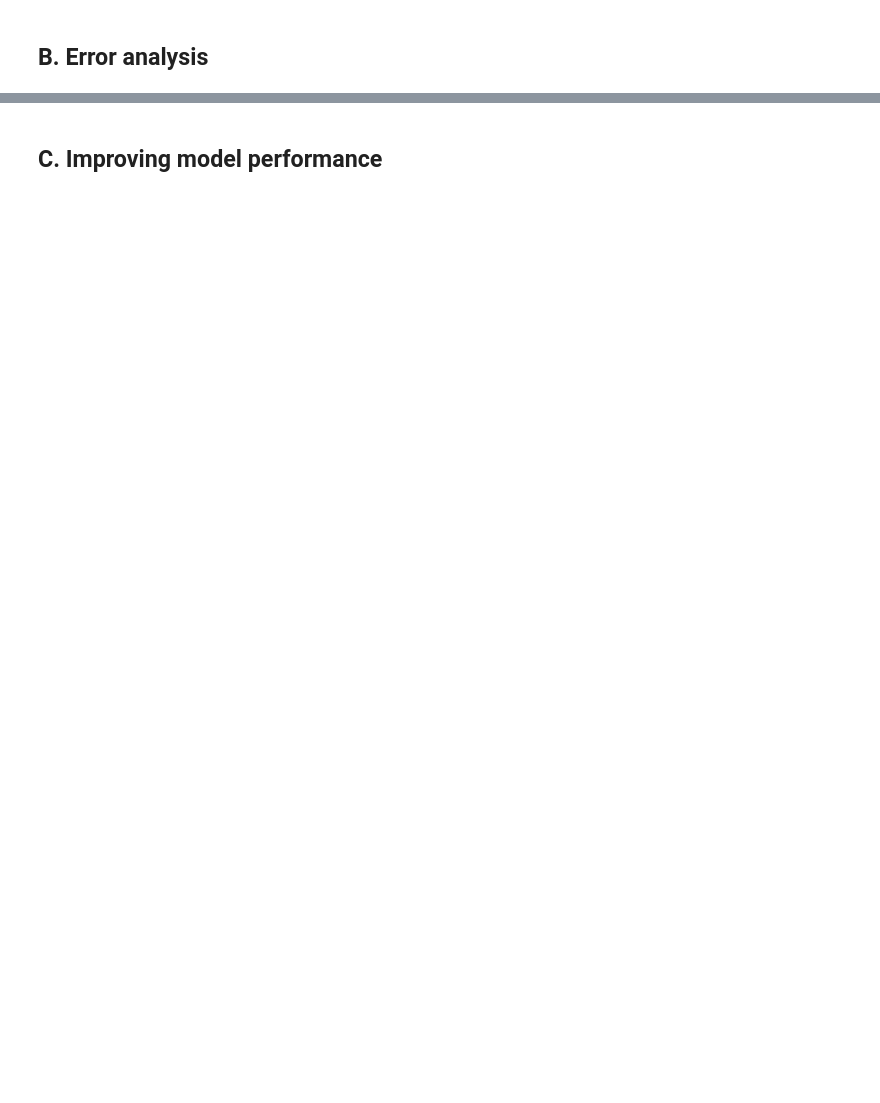
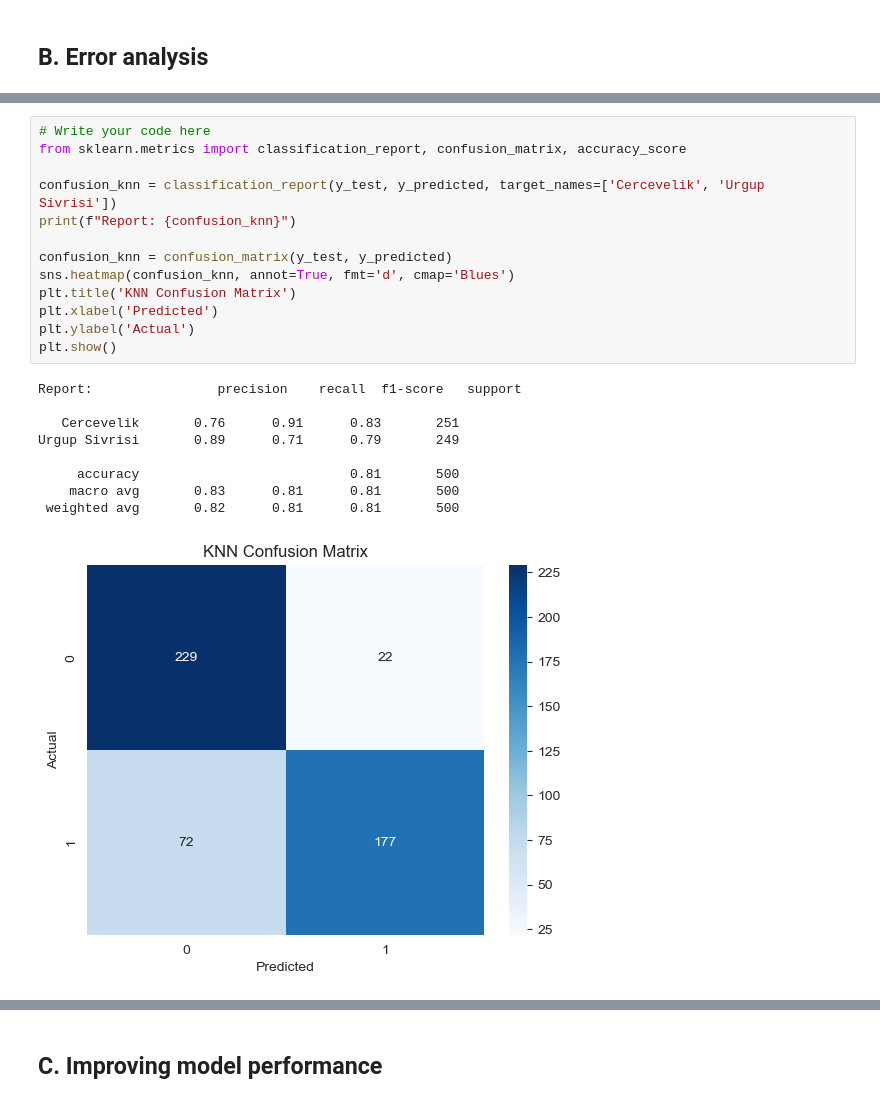
Before and after one commit to grahamogatia/pumpkin-seed-classification, a Jupyter notebook: pumpkin-seeds-ml/STINTSY Project S16 Group 1.ipynb, the cells around one changed output, grey strips where cells are left out. Drawn from its saved outputs; the diff is of its cells as text; blank space fills up the shorter version.

```diff
--- a/pumpkin-seeds-ml/STINTSY Project S16 Group 1.ipynb
+++ b/pumpkin-seeds-ml/STINTSY Project S16 Group 1.ipynb
@@ -543,0 +556,23 @@ weighted avg       0.82      0.80      0.80       500
+# %%
+# Write your code here
+from sklearn.metrics import classification_report, confusion_matrix, accuracy_score
+
+confusion_knn = classification_report(y_test, y_predicted, target_names=['Cercevelik', 'Urgup Sivrisi'])
+print(f"Report: {confusion_knn}")
+
+confusion_knn = confusion_matrix(y_test, y_predicted)
+sns.heatmap(confusion_knn, annot=True, fmt='d', cmap='Blues')
+plt.title('KNN Confusion Matrix')
+plt.xlabel('Predicted')
+plt.ylabel('Actual')
+plt.show()
+# %% [output]
+Report:                precision    recall  f1-score   support
+
+   Cercevelik       0.76      0.91      0.83       251
+Urgup Sivrisi       0.89      0.71      0.79       249
+
+     accuracy                           0.81       500
+    macro avg       0.83      0.81      0.81       500
+ weighted avg       0.82      0.81      0.81       500
+[figure, added]
```
Also changed, not shown: parts of 50 cells of this notebook.
